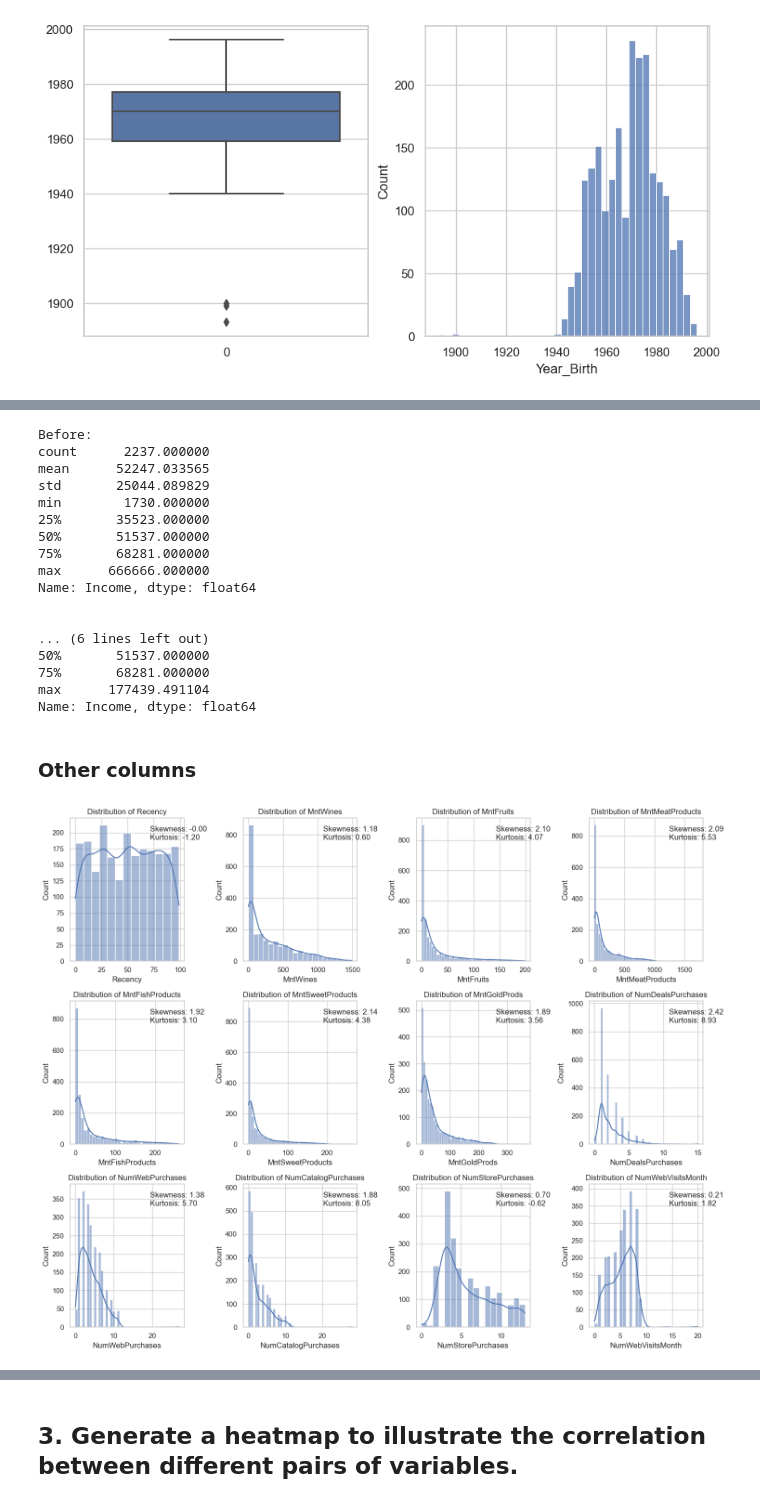
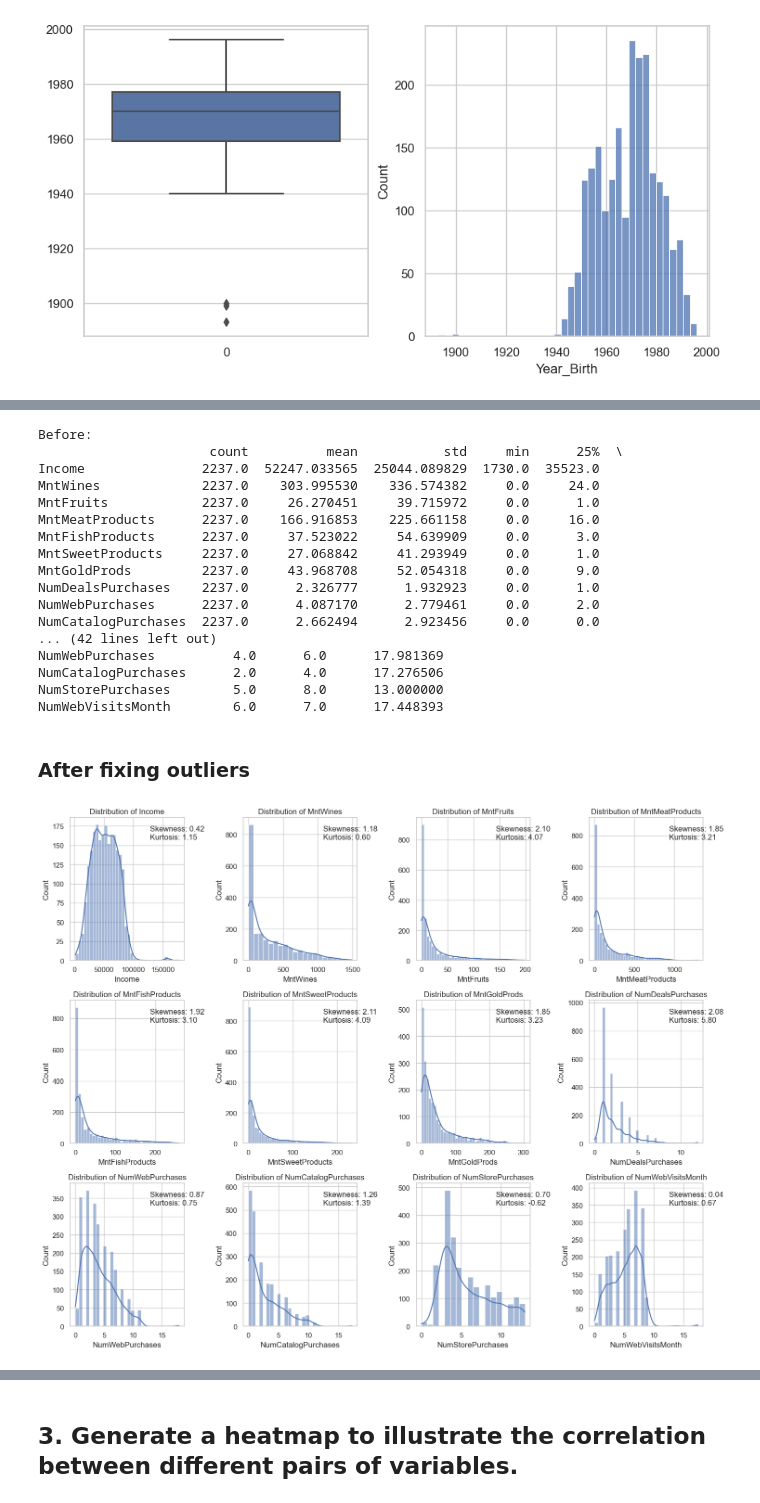
Before and after one commit to annapoltavets/ml-and-engineering-docs, a Jupyter notebook: caltech/module2-statistics/marketing_campaign/Marketing_EDA.ipynb, the cells around one changed output, grey strips where cells are left out. Cells and saved outputs as stored; diff of their text form; code cells hidden in the pictures.

```diff
--- a/caltech/module2-statistics/marketing_campaign/Marketing_EDA.ipynb
+++ b/caltech/module2-statistics/marketing_campaign/Marketing_EDA.ipynb
@@ -157,11 +135,11 @@ df = od.fit_transform(df)
 # %%
 from datetime import datetime
 #Create variables to represent the total number of children, age, and total spending.
-df['Children'] = df['Kidhome'] + df['Teenhome']
+norm_df['Children'] = norm_df['Kidhome'] + norm_df['Teenhome']
 #Derive the total purchases from the number of transactions across the three channels.
-df['NumAllChannelsPurchases'] = df['NumWebPurchases'] + df['NumCatalogPurchases'] + df['NumStorePurchases']
+norm_df['NumAllChannelsPurchases'] = norm_df['NumWebPurchases'] + norm_df['NumCatalogPurchases'] + norm_df['NumStorePurchases']
 # Age
 current_year = datetime.now().year
-df['Age'] = current_year - df['Year_Birth']
+norm_df['Age'] = current_year - norm_df['Year_Birth']
 # %%
 print("Statistical analysis:")
@@ -280,4 +259,4 @@ sns.histplot(df['Year_Birth'], ax=axes[1])
 *__Year_Birth__: has outliers, data looks biased as we have more clients birth between 1970s and 1980s, which may reflect the country's population distribution*
 # %%
 # Filter out clients that older than 100
-df = df[df['Year_Birth'] > 1925]
+calc_df = calc_df[calc_df['Year_Birth'] > 1925]
@@ -296,59 +312,55 @@ plt.show()
 # %%
 # replaced outlier with tail value
 from feature_engine.outliers import Winsorizer
-print('Before: \n' + str(df['Income'].describe()))
+print('Before: \n' + str(calc_df[['Income', 'MntWines', 'MntFruits',
+                                  'MntMeatProducts', 'MntFishProducts', 'MntSweetProducts',
+                                  'MntGoldProds', 'NumDealsPurchases', 'NumWebPurchases',
+                                  'NumCatalogPurchases', 'NumStorePurchases', 'NumWebVisitsMonth']].describe().T))
 capper = Winsorizer(capping_method='gaussian',
                     tail='right',
                     fold=5,
-                    variables=['Income'])
+                    variables=['Income', 'MntWines', 'MntFruits',
+                               'MntMeatProducts', 'MntFishProducts', 'MntSweetProducts',
+                               'MntGoldProds', 'NumDealsPurchases', 'NumWebPurchases',
+                               'NumCatalogPurchases', 'NumStorePurchases', 'NumWebVisitsMonth'])
 
-df= capper.fit_transform(df)
+df= capper.fit_transform(calc_df)
 print('\n')
-print('After: \n' + str(df['Income'].describe()))
+print('After: \n' + str(df[['Income', 'MntWines', 'MntFruits',
+                            'MntMeatProducts', 'MntFishProducts', 'MntSweetProducts',
+                            'MntGoldProds', 'NumDealsPurchases', 'NumWebPurchases',
+                            'NumCatalogPurchases', 'NumStorePurchases', 'NumWebVisitsMonth']].describe().T))
 # %% [output]
 Before:
-count      2237.000000
-mean      52247.033565
-std       25044.089829
-min        1730.000000
-25%       35523.000000
-50%       51537.000000
-75%       68281.000000
-max      666666.000000
-Name: Income, dtype: float64
-
-
-... (6 lines left out)
-50%       51537.000000
-75%       68281.000000
-max      177439.491104
-Name: Income, dtype: float64
+                      count          mean           std     min      25%  \
+Income               2237.0  52247.033565  25044.089829  1730.0  35523.0
+MntWines             2237.0    303.995530    336.574382     0.0     24.0
+MntFruits            2237.0     26.270451     39.715972     0.0      1.0
+MntMeatProducts      2237.0    166.916853    225.661158     0.0     16.0
+MntFishProducts      2237.0     37.523022     54.639909     0.0      3.0
+MntSweetProducts     2237.0     27.068842     41.293949     0.0      1.0
+MntGoldProds         2237.0     43.968708     52.054318     0.0      9.0
+NumDealsPurchases    2237.0      2.326777      1.932923     0.0      1.0
+NumWebPurchases      2237.0      4.087170      2.779461     0.0      2.0
+NumCatalogPurchases  2237.0      2.662494      2.923456     0.0      0.0
+... (42 lines left out)
+NumWebPurchases          4.0      6.0      17.981369
+NumCatalogPurchases      2.0      4.0      17.276506
+NumStorePurchases        5.0      8.0      13.000000
+NumWebVisitsMonth        6.0      7.0      17.448393
 # %% [markdown]
-### Other columns
+### After fixing outliers
 # %%
 # Visualize distributions of key numerical variables
 fig, axes = plt.subplots(3, 4, figsize=(15, 12))
-axes = axes.flatten()
-cols = ['Recency', 'MntWines', 'MntFruits',
+
+cols = ['Income', 'MntWines', 'MntFruits',
         'MntMeatProducts', 'MntFishProducts', 'MntSweetProducts',
         'MntGoldProds', 'NumDealsPurchases', 'NumWebPurchases',
         'NumCatalogPurchases', 'NumStorePurchases', 'NumWebVisitsMonth']
-for i, col in enumerate(cols):
-    if i < len(axes):
-        if df[col].notna().any():  # Only plot columns with non-null values
-            sns.histplot(df[col].dropna(), kde=True, ax=axes[i])
-            axes[i].set_title(f'Distribution of {col}')
-
-            # Add skewness and kurtosis
-            skewness = df[col].skew()
-            kurtosis = df[col].kurt()
-            axes[i].annotate(f'Skewness: {skewness:.2f}\nKurtosis: {kurtosis:.2f}',
-                             xy=(0.7, 0.85), xycoords='axes fraction')
-
-plt.tight_layout()
-plt.show()
+show_plots_board(df, cols, axes)
 # %% [output]
-[figure, old version]
+[figure, new version]
 # %% [markdown]
 #### ![](data/7611621.png)  &nbsp;&nbsp;   Analysis Notes:
 
```
Also changed, not shown: parts of 73 cells of this notebook, 1 other file.
